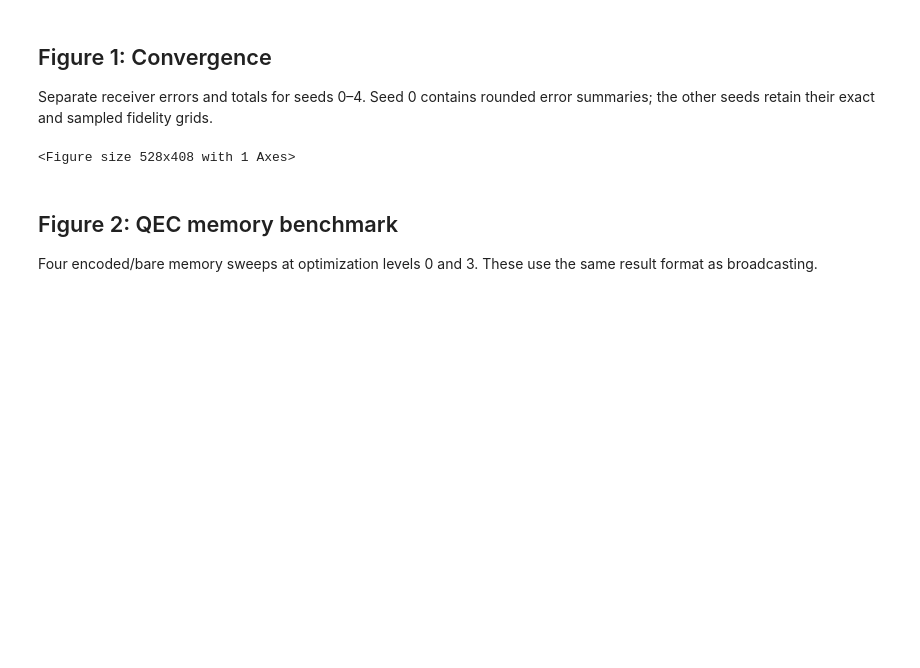
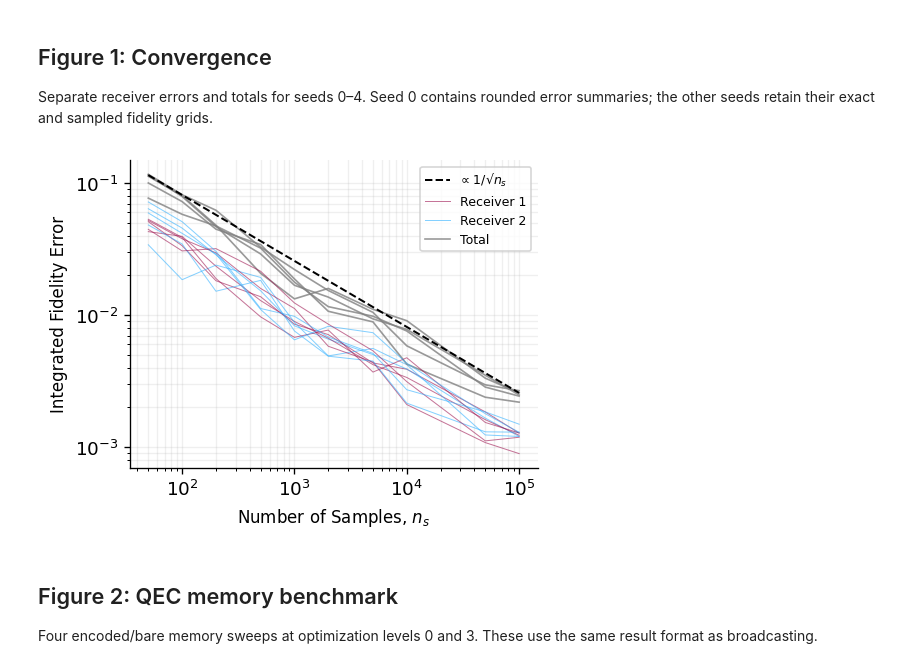
Before and after one commit to mtp354/Broadcasting, a Jupyter notebook: visualizations.ipynb, the cells around one changed output. Saved outputs shown, nothing was run; the diff lists cells and outputs as text; code cells hidden in the pictures; blank space fills up the shorter version.

```diff
--- a/visualizations.ipynb
+++ b/visualizations.ipynb
@@ -39,8 +39,8 @@ BUILD_MANUSCRIPT = True  # Run local LaTeX after all six PNGs have been exported
 SHOW_RECORD_TABLE = False
 
 # Shared typography. Per-figure sizes and styles remain editable in the cells below.
-FONT_SIZE = 12
-AXIS_LABEL_FONT_SIZE = 11
+FONT_SIZE = 11
+AXIS_LABEL_FONT_SIZE = 10
 LEGEND_FONT_SIZE = 7.5
 INSET_FONT_SIZE = 7
 SINGLE_FIGURE_SIZE = (4.4, 3.4)
@@ -129,7 +129,7 @@ FIGURE_1 = {
     "reference_style": dict(color="black", linestyle="--", marker="", linewidth=1.2, alpha=1,
                             label="∝ 1/√$n_s$"),
     "axes": dict(xlabel="Number of Samples, $n_s$",
-                 ylabel="Integrated fidelity error",
+                 ylabel="Integrated Fidelity Error",
                  xlim=None, ylim=None, xscale="log", yscale="log"),
     "grid": dict(visible=True, which="both", alpha=0.2),
     "legend": dict(loc="best", fontsize=LEGEND_FONT_SIZE, frameon=True),
@@ -169,34 +169,34 @@ with plt.rc_context(PLOT_RC):
     convergence_paths = set()
     if cfg["show_seed_zero"] or cfg["show_reference"]:
         convergence_paths.add(ROOT / cfg["seed_zero_source"])
     if cfg["show_seed_zero"]:
         _plot_convergence_components(counts, seed_zero_errors, f"seed {study.config.seed}")
     for repetition in repetitions:
         points = repetition["points"]
         x = np.asarray([point["n_samples"] for point in points])
         errors = np.asarray([point["errors_per_receiver"] for point in points])
         _plot_convergence_components(x, errors, f"seed {repetition['seed']} ({repetition['study_id']})")
         if not repetition["complete"]:
             print(f"Figure 1: seed {repetition['seed']} ({repetition['study_id']}) is partial: {len(points)} saved counts.")
         convergence_paths.update(Path(point["path"]) for point in points)
     convergence_handles = []
     if cfg["show_reference"]:
         anchor = cfg["reference_anchor_index"]
         reference = cfg["reference_multiplier"] * seed_zero_total[anchor] * (counts / counts[anchor]) ** cfg["reference_exponent"]
         reference_line, = ax1.plot(counts, reference, **cfg["reference_style"])
         convergence_handles.append(reference_line)
     convergence_handles.extend(Line2D([], [], **{**cfg["line_style"], **style}) for style in component_styles)
     style_axis(ax1, cfg)
     ax1.legend(handles=convergence_handles, **cfg["legend"])
     fig1.tight_layout(**cfg["layout"])
     manuscript_figures[1] = fig1
     manuscript_sources[1] = [source_evidence(path) for path in sorted(convergence_paths)]
 
 
     display(fig1)
     plt.close(fig1)
 # %% [output]
-<Figure size 528x408 with 1 Axes>
+[figure, added]
 # %% [markdown]
 ## Figure 2: QEC memory benchmark
 
```
Also changed, not shown: parts of 5 cells of this notebook, 9 other files.
